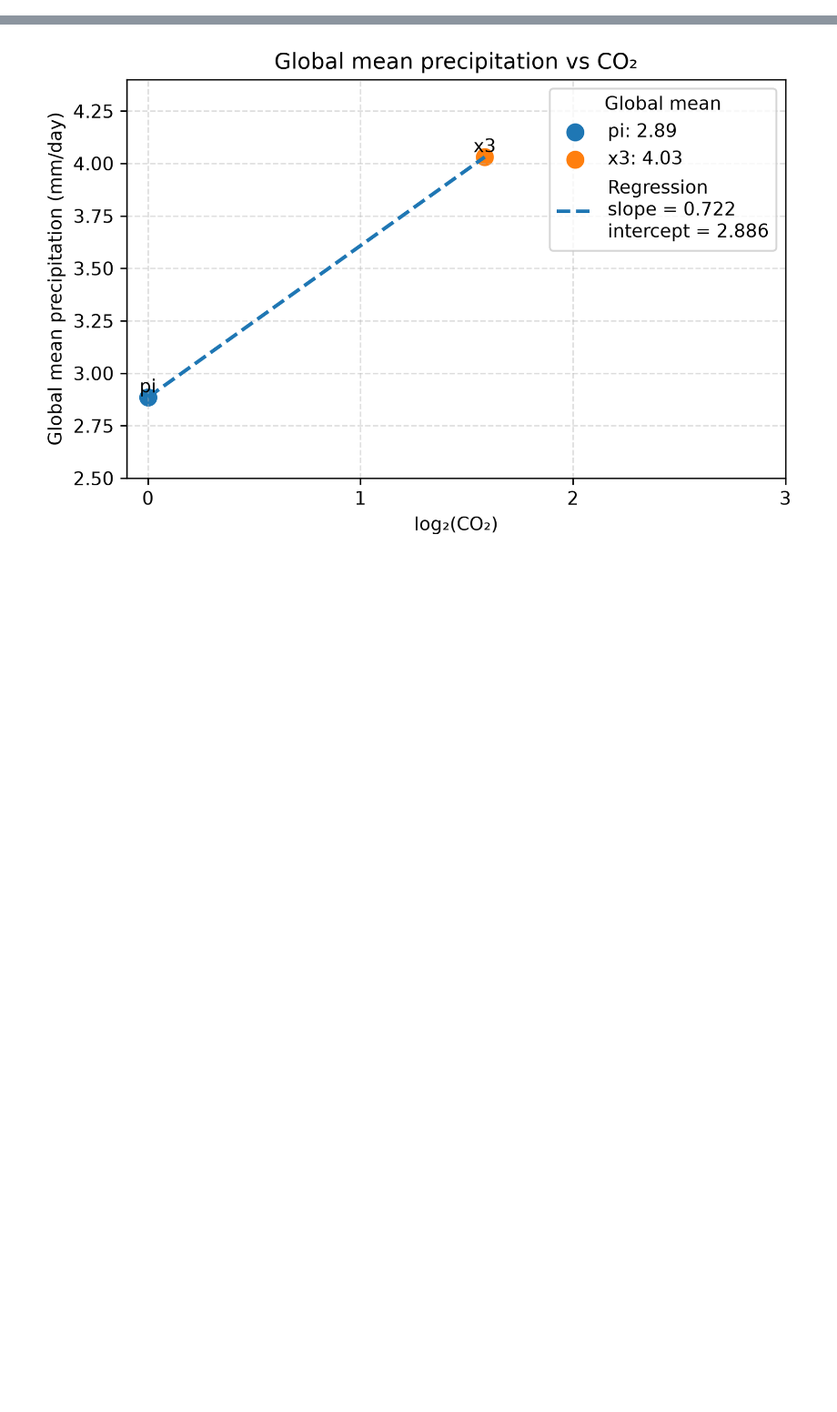
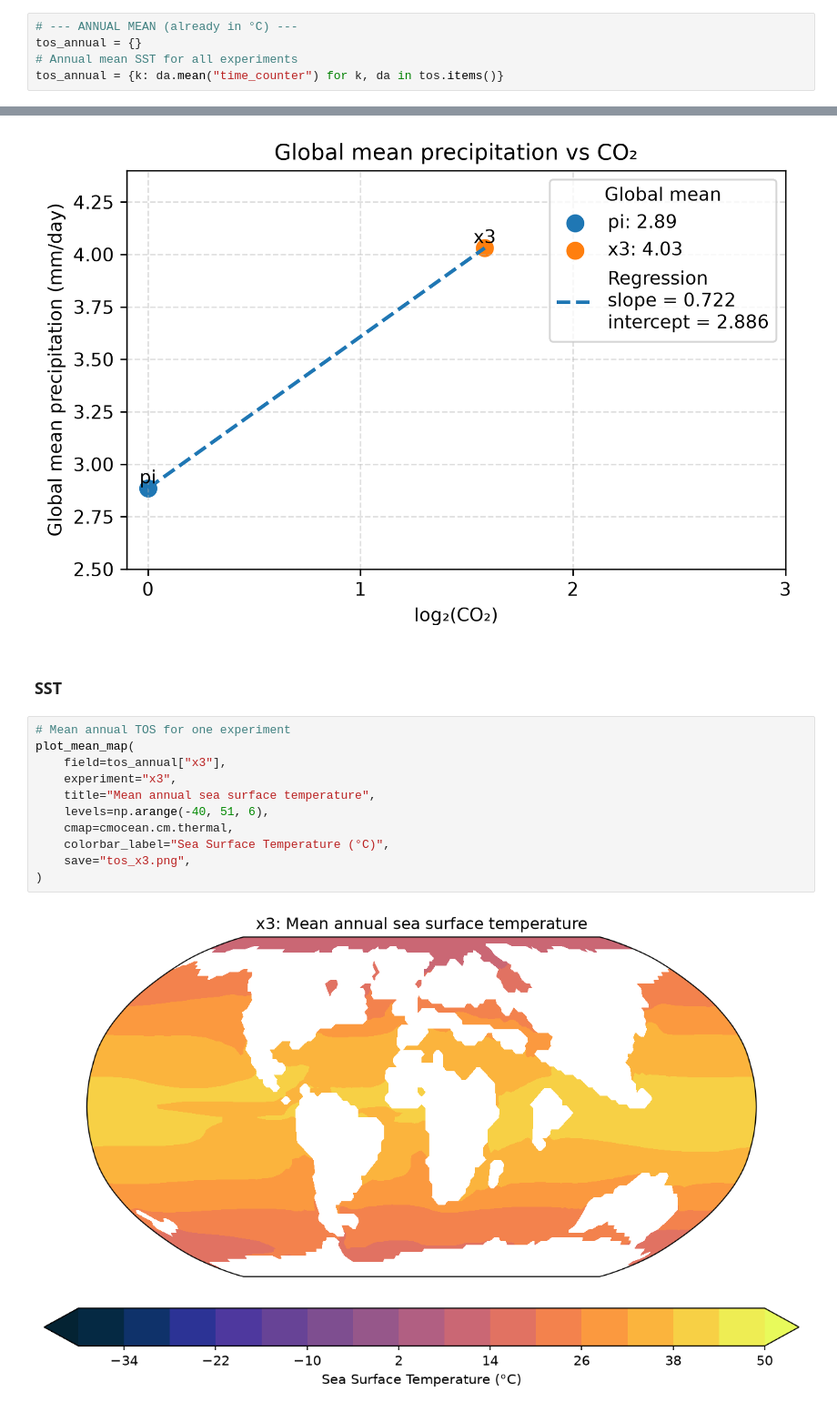
Before and after one commit to renatacoppo/eoctools, a Jupyter notebook: eoctools/data_analysis/data-analysis-new.ipynb, the cells around one changed output, grey strips where cells are left out. Shown at 91% size. Cells and saved outputs as stored; diff of their text form; blank space fills up the shorter version.

```diff
--- a/eoctools/data_analysis/data-analysis-new.ipynb
+++ b/eoctools/data_analysis/data-analysis-new.ipynb
@@ -293 +295,6 @@ for k, ds in oce.items():
+# %%
+# --- ANNUAL MEAN (already in °C) ---
+tos_annual = {}
+# Annual mean SST for all experiments
+tos_annual = {k: da.mean("time_counter") for k, da in tos.items()}
 # %%
@@ -508,3 +640,18 @@ slope_pr, intercept_pr = plot_global_mean_vs_logco2(
 )
 # %% [output]
 [figure]
+# %% [markdown]
+### SST
+# %%
+# Mean annual TOS for one experiment
+plot_mean_map(
+    field=tos_annual["x3"],
+    experiment="x3",
+    title="Mean annual sea surface temperature",
+    levels=np.arange(-40, 51, 6),
+    cmap=cmocean.cm.thermal,
+    colorbar_label="Sea Surface Temperature (°C)",
+    save="tos_x3.png",
+)
+# %% [output]
+[figure, added]
```
Also changed, not shown: parts of 34 cells of this notebook, 1 other file.
